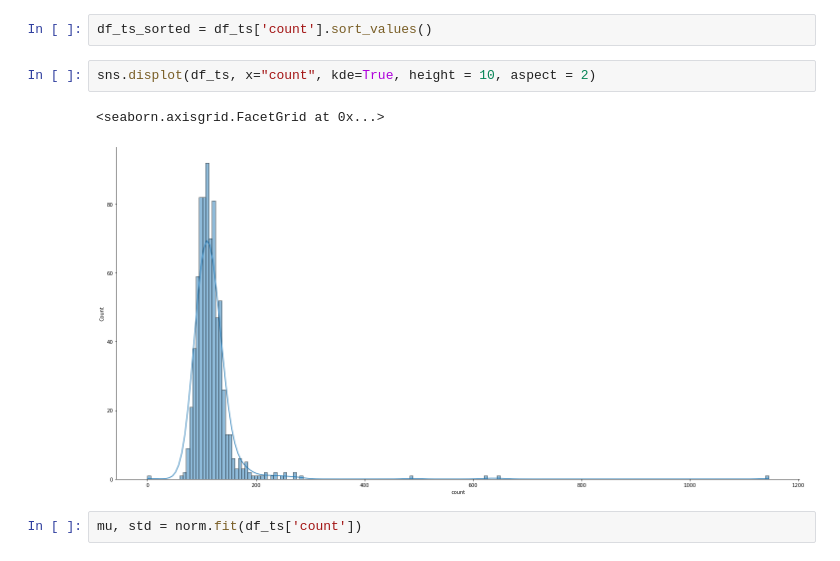
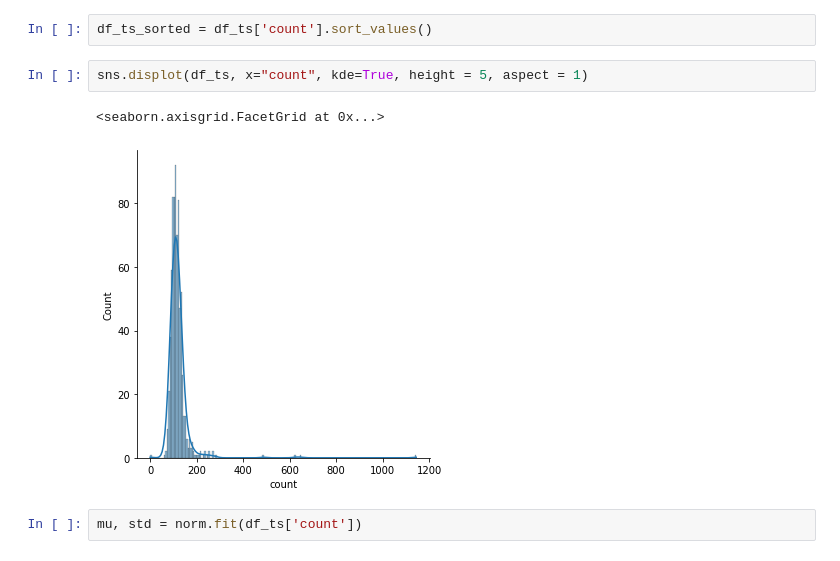
Before and after one commit to Stucki92/POC_ALEIA_GIT_JH, a Jupyter notebook: Notebook_Malware.ipynb, the cells around one changed output. Drawn from its saved outputs; the diff is of its cells as text.

Commit message:
MAJ graphique distribution

```diff
--- a/Notebook_Malware.ipynb
+++ b/Notebook_Malware.ipynb
@@ -54,10 +54,10 @@ df_ts[df_ts['count'] == df_ts['count'].max()]
 # %%
 df_ts_sorted = df_ts['count'].sort_values()
 # %%
-sns.displot(df_ts, x="count", kde=True, height = 10, aspect = 2)
+sns.displot(df_ts, x="count", kde=True, height = 5, aspect = 1)
 # %% [output]
 <seaborn.axisgrid.FacetGrid at 0x...>
-[figure, old version]
+[figure, new version]
 # %%
 mu, std = norm.fit(df_ts['count'])
 # %%
```
